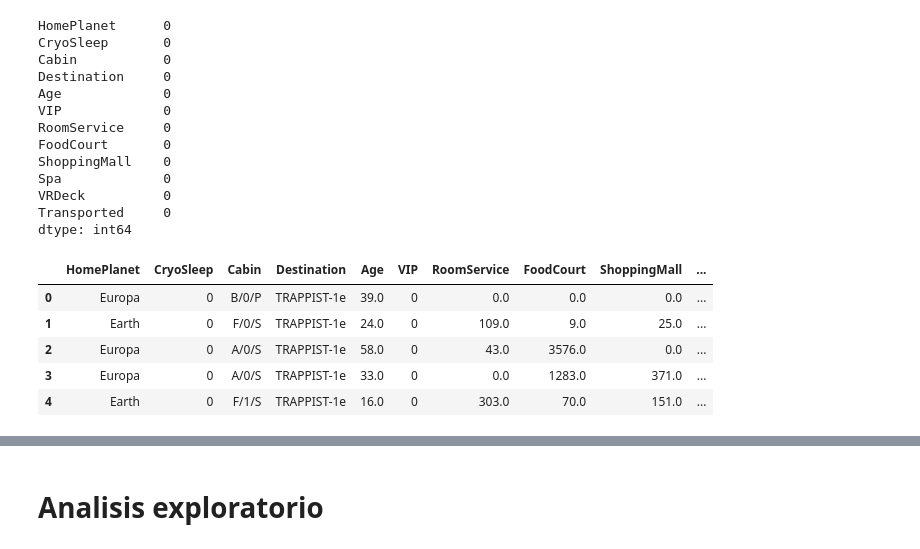
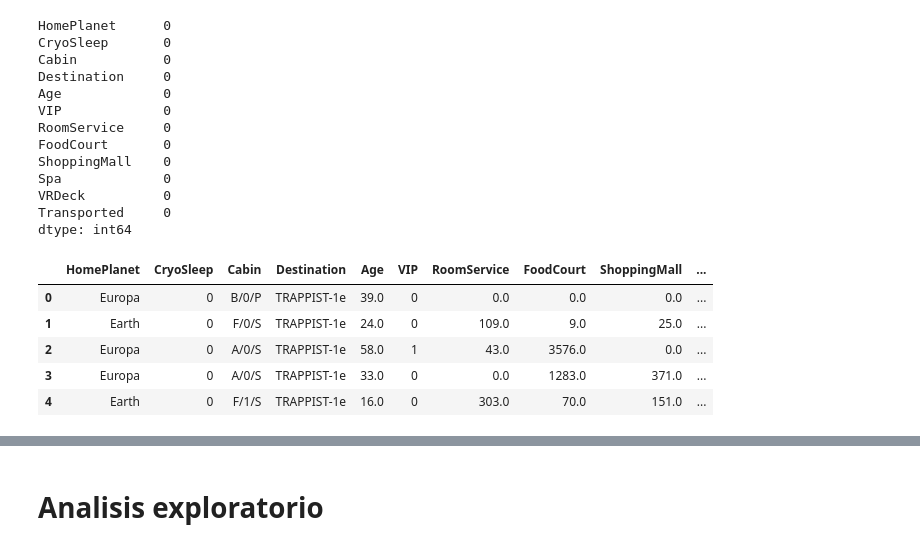
Before and after one commit to aliciacg7/spaceship-titanic-eda, a Jupyter notebook: spaceship-eda.ipynb, the cells around one changed output, grey strips where cells are left out. Drawn from its saved outputs; the diff is of its cells as text; code cells hidden in the pictures.

```diff
--- a/spaceship-eda.ipynb
+++ b/spaceship-eda.ipynb
@@ -117,15 +122,15 @@ Transported     0
 dtype: int64
 # %%
 # Sustituimos valores de True-False por 1 o 0
-df_train["CryoSleep"] = df_train["CryoSleep"].map(lambda x: 1 if x=='True' else 0)
-df_train["VIP"] = df_train["VIP"].map(lambda x: 1 if x=='True' else 0)
-df_train["Transported"] = df_train["Transported"].map(lambda x: 1 if x=='True' else 0)
+df_train["CryoSleep"] = df_train["CryoSleep"].map(lambda x: 1 if x==True else 0)
+df_train["VIP"] = df_train["VIP"].map(lambda x: 1 if x==True else 0)
+df_train["Transported"] = df_train["Transported"].map(lambda x: 1 if x==True else 0)
 
 df_train.head()
 # %% [output]
 |  | HomePlanet | CryoSleep | Cabin | Destination | Age | VIP | RoomService | FoodCourt | ShoppingMall | ... |
 | 0 | Europa | 0 | B/0/P | TRAPPIST-1e | 39.0 | 0 | 0.0 | 0.0 | 0.0 | ... |
 | 1 | Earth | 0 | F/0/S | TRAPPIST-1e | 24.0 | 0 | 109.0 | 9.0 | 25.0 | ... |
-| 2 | Europa | 0 | A/0/S | TRAPPIST-1e | 58.0 | 0 | 43.0 | 3576.0 | 0.0 | ... |
+| 2 | Europa | 0 | A/0/S | TRAPPIST-1e | 58.0 | 1 | 43.0 | 3576.0 | 0.0 | ... |
 | 3 | Europa | 0 | A/0/S | TRAPPIST-1e | 33.0 | 0 | 0.0 | 1283.0 | 371.0 | ... |
 | 4 | Earth | 0 | F/1/S | TRAPPIST-1e | 16.0 | 0 | 303.0 | 70.0 | 151.0 | ... |
```
Also changed, not shown: parts of 15 cells of this notebook.
